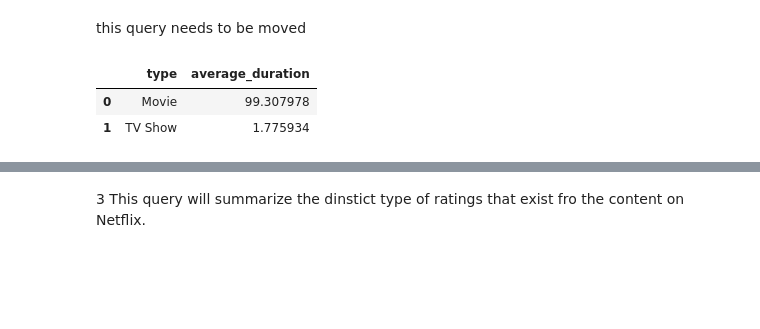
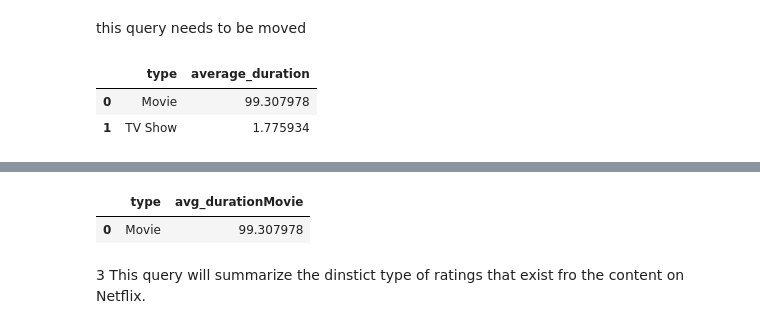
Before and after one commit to aditya248/Netflix-Exploratory-Data-Analysis, a Jupyter notebook: BA775_TeamProject_B2T8.ipynb, the cells around one changed output, grey strips where cells are left out. Saved outputs shown, nothing was run; the diff lists cells and outputs as text; code cells hidden in the pictures; blank space fills up the shorter version.

```diff
--- a/BA775_TeamProject_B2T8.ipynb
+++ b/BA775_TeamProject_B2T8.ipynb
@@ -50,3 +64,13 @@ GROUP BY type
+# %%
+%%bigquery --project=ba775-team8-b2
+SELECT type,AVG(Updated_duration) AS avg_durationMovie FROM
+(SELECT type, CAST(REPLACE(duration,'min','') AS INT64) AS Updated_duration
+FROM `ba775-team8-b2.Netflix.netflix_titles`
+WHERE type='Movie')
+GROUP BY type
+# %% [output]
+|  | type | avg_durationMovie |
+| 0 | Movie | 99.307978 |
 # %% [markdown]
 3 This query will summarize the dinstict type of ratings that exist fro the content on Netflix.
 # %%
```
Also changed, not shown: parts of 4 cells of this notebook.
